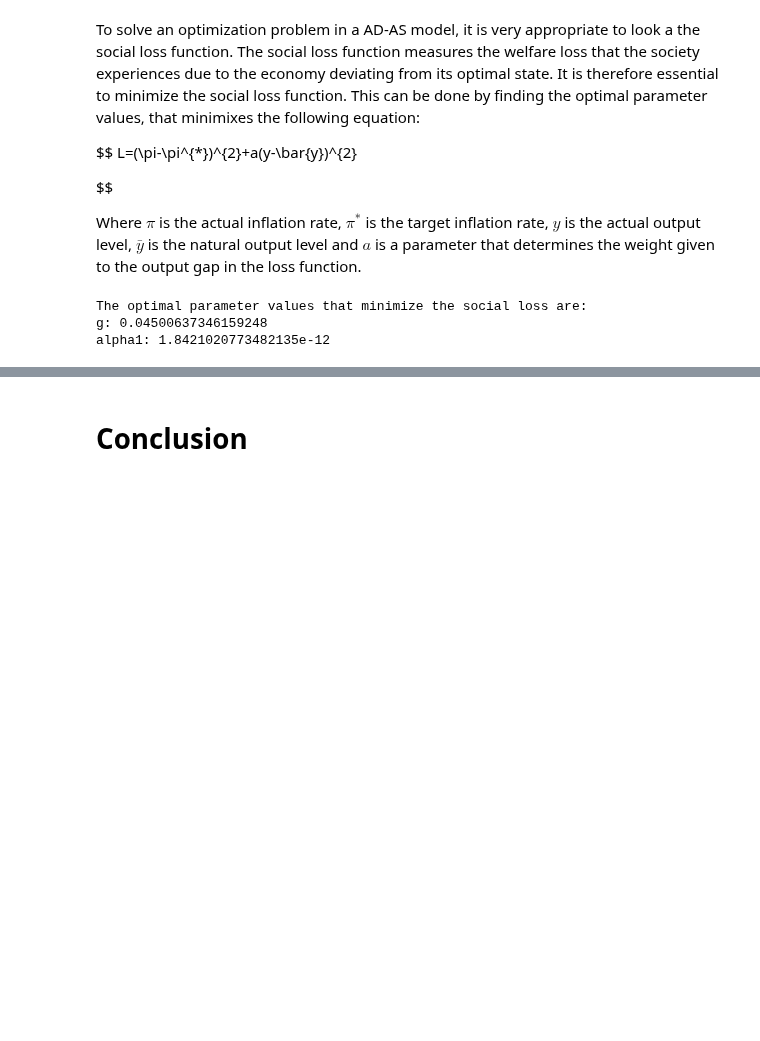
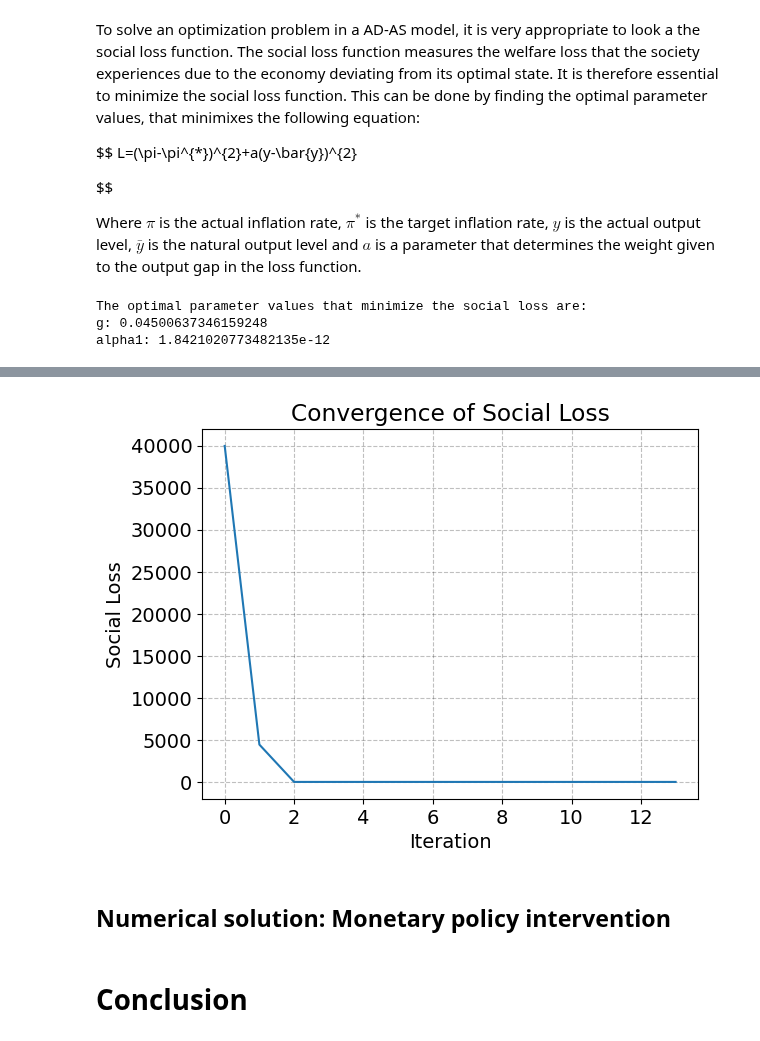
Before and after one commit to NumEconCopenhagen/projects-2023-lnp953, a Jupyter notebook: modelproject/modelproject.ipynb, the cells around one changed output, grey strips where cells are left out. Drawn from its saved outputs; the diff is of its cells as text; code cells hidden in the pictures; blank space fills up the shorter version.

```diff
--- a/modelproject/modelproject.ipynb
+++ b/modelproject/modelproject.ipynb
@@ -259,0 +254,29 @@ The optimal parameter values that minimize the social loss are: [0.02321371 0.03
+# %%
+#Defining an empty list to store the social loss values across iterations
+social_loss_history = []
+
+#Optimizing with convergence monitoring
+def optimization_callback(xk, _):
+
+    #social_loss_val is calculated at each iteration and appendeds it to the social_loss_history list
+    social_loss_val = social_loss(xk)
+    social_loss_history.append(social_loss_val)
+    print("Current social loss:", social_loss_val)
+
+#Optimization using Trust Region Constraint method
+#optimal_par_gh minimizes the social_loss function with respect to the parameters [initial_g, initial_alpha1]
+optimal_par_gh = opt.minimize(social_loss, [initial_g, initial_alpha1], method='trust-constr', callback=optimization_callback)
+
+#Checking if the social loss has converged by comparing the last two values in social_loss_history
+if len(social_loss_history) > 1 and np.isclose(social_loss_history[-1], social_loss_history[-2]):
+    print("The optimization has converged.")
+else:
+    print("The optimization may not have converged.")
+
+#Plotting the convergence of the social loss function
+plt.plot(range(len(social_loss_history)), social_loss_history)
+plt.xlabel("Iteration")
+plt.ylabel("Social Loss")
+plt.title("Convergence of Social Loss")
+plt.show()
+# %% [output]
@@ -260,3 +298,6 @@ The optimal parameter values that minimize the social loss are: [0.02321371 0.03
+[figure, added]
+# %% [markdown]
+## Numerical solution: Monetary policy intervention
 # %% [markdown]
 # Conclusion
 # %% [markdown]
```
Also changed, not shown: parts of 9 cells of this notebook, 2 other files.
